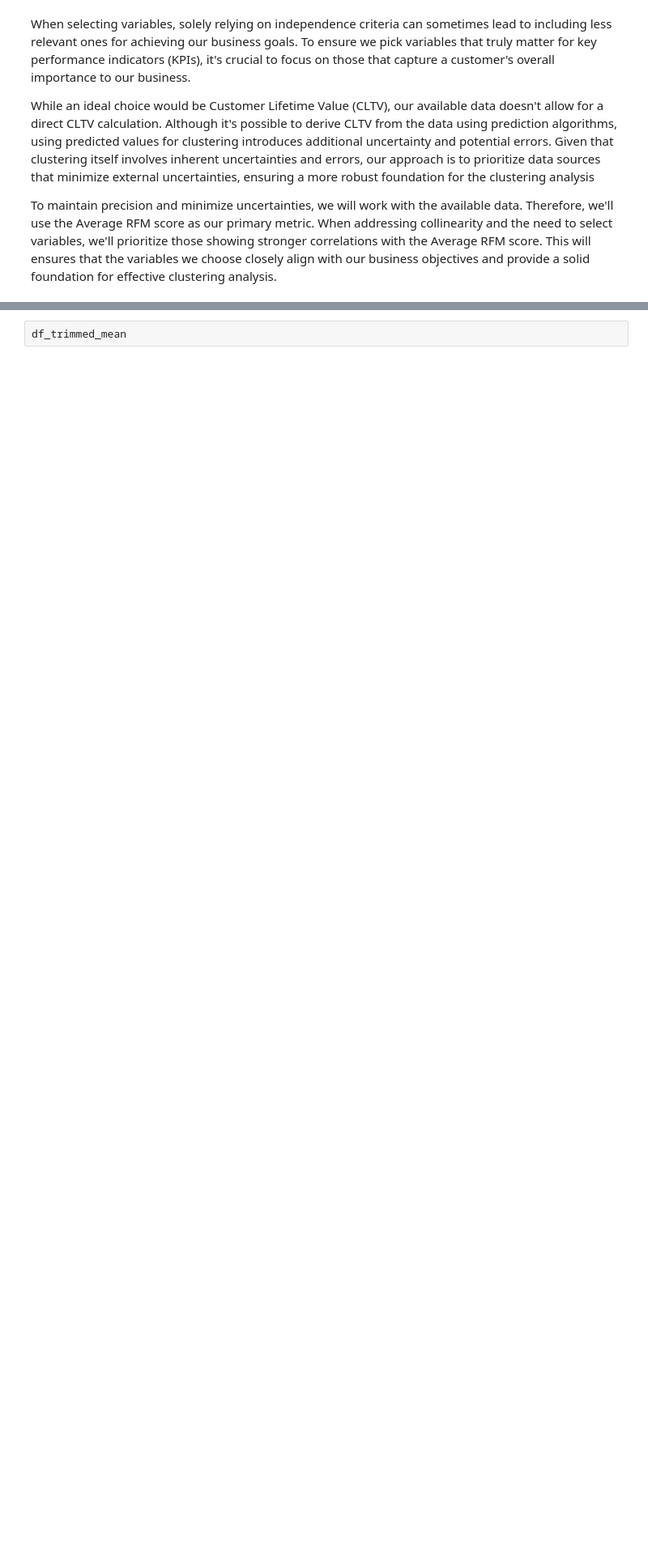
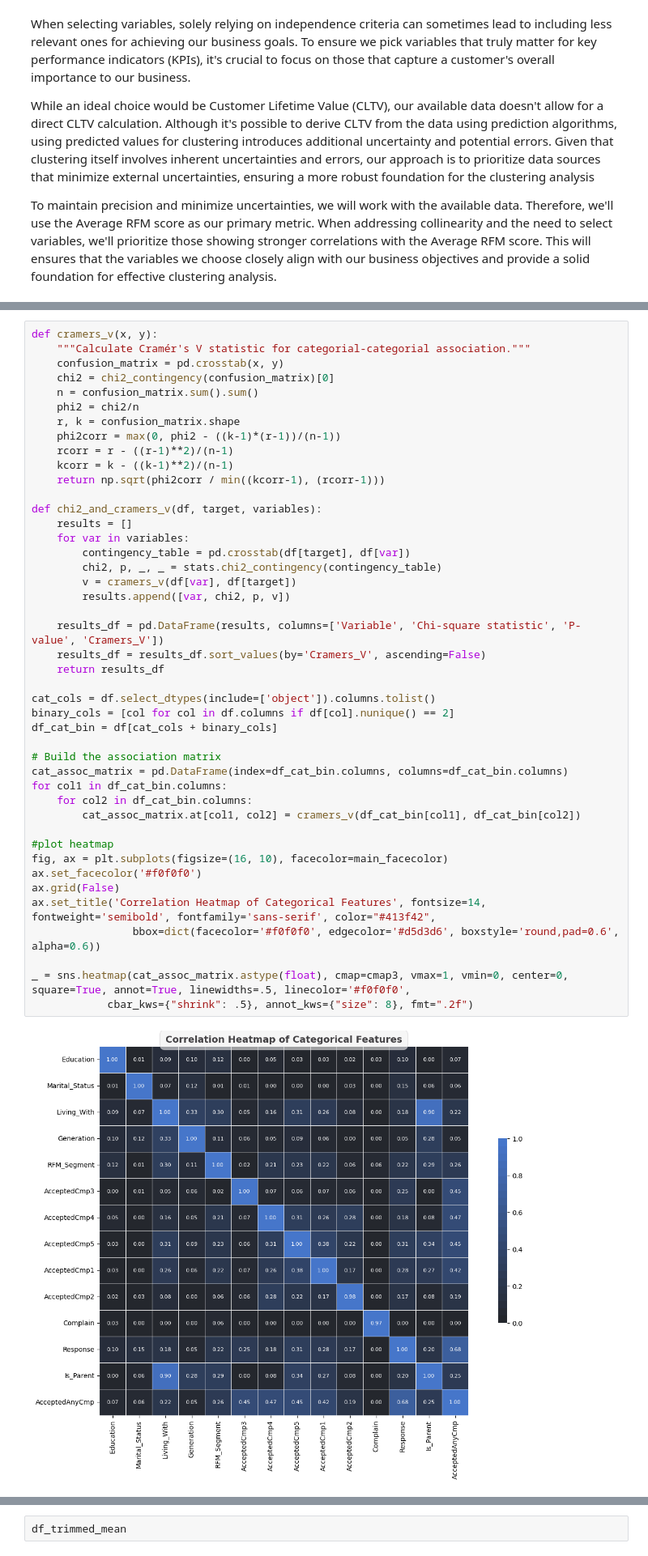
Before and after one commit to ramdhanhdy/DS_Project, a Jupyter notebook: Optimizing Customer Segmentation/RFM Analysis.ipynb, the cells around one changed output, grey strips where cells are left out. Shown at 81% size. Cells and saved outputs as stored; diff of their text form; blank space fills up the shorter version.

```diff
--- a/Optimizing Customer Segmentation/RFM Analysis.ipynb
+++ b/Optimizing Customer Segmentation/RFM Analysis.ipynb
@@ -562,0 +460,46 @@ df_rfm
+# %%
+def cramers_v(x, y):
+    """Calculate Cramér's V statistic for categorial-categorial association."""
+    confusion_matrix = pd.crosstab(x, y)
+    chi2 = chi2_contingency(confusion_matrix)[0]
+    n = confusion_matrix.sum().sum()
+    phi2 = chi2/n
+    r, k = confusion_matrix.shape
+    phi2corr = max(0, phi2 - ((k-1)*(r-1))/(n-1))
+    rcorr = r - ((r-1)**2)/(n-1)
+    kcorr = k - ((k-1)**2)/(n-1)
+    return np.sqrt(phi2corr / min((kcorr-1), (rcorr-1)))
+
+def chi2_and_cramers_v(df, target, variables):
+    results = []
+    for var in variables:
+        contingency_table = pd.crosstab(df[target], df[var])
+        chi2, p, _, _ = stats.chi2_contingency(contingency_table)
+        v = cramers_v(df[var], df[target])
+        results.append([var, chi2, p, v])
+
+    results_df = pd.DataFrame(results, columns=['Variable', 'Chi-square statistic', 'P-value', 'Cramers_V'])
+    results_df = results_df.sort_values(by='Cramers_V', ascending=False)
+    return results_df
+
+cat_cols = df.select_dtypes(include=['object']).columns.tolist()
+binary_cols = [col for col in df.columns if df[col].nunique() == 2]
+df_cat_bin = df[cat_cols + binary_cols]
+
+# Build the association matrix
+cat_assoc_matrix = pd.DataFrame(index=df_cat_bin.columns, columns=df_cat_bin.columns)
+for col1 in df_cat_bin.columns:
+    for col2 in df_cat_bin.columns:
+        cat_assoc_matrix.at[col1, col2] = cramers_v(df_cat_bin[col1], df_cat_bin[col2])
+
+#plot heatmap
+fig, ax = plt.subplots(figsize=(16, 10), facecolor=main_facecolor)
+ax.set_facecolor('#f0f0f0')
+ax.grid(False)
+ax.set_title('Correlation Heatmap of Categorical Features', fontsize=14, fontweight='semibold', fontfamily='sans-serif', color="#413f42",
+                bbox=dict(facecolor='#f0f0f0', edgecolor='#d5d3d6', boxstyle='round,pad=0.6', alpha=0.6))
+
+_ = sns.heatmap(cat_assoc_matrix.astype(float), cmap=cmap3, vmax=1, vmin=0, center=0, square=True, annot=True, linewidths=.5, linecolor='#f0f0f0',
+            cbar_kws={"shrink": .5}, annot_kws={"size": 8}, fmt=".2f")
+# %% [output]
+[figure, added]
```
Also changed, not shown: parts of 19 cells of this notebook, 9 other files.
